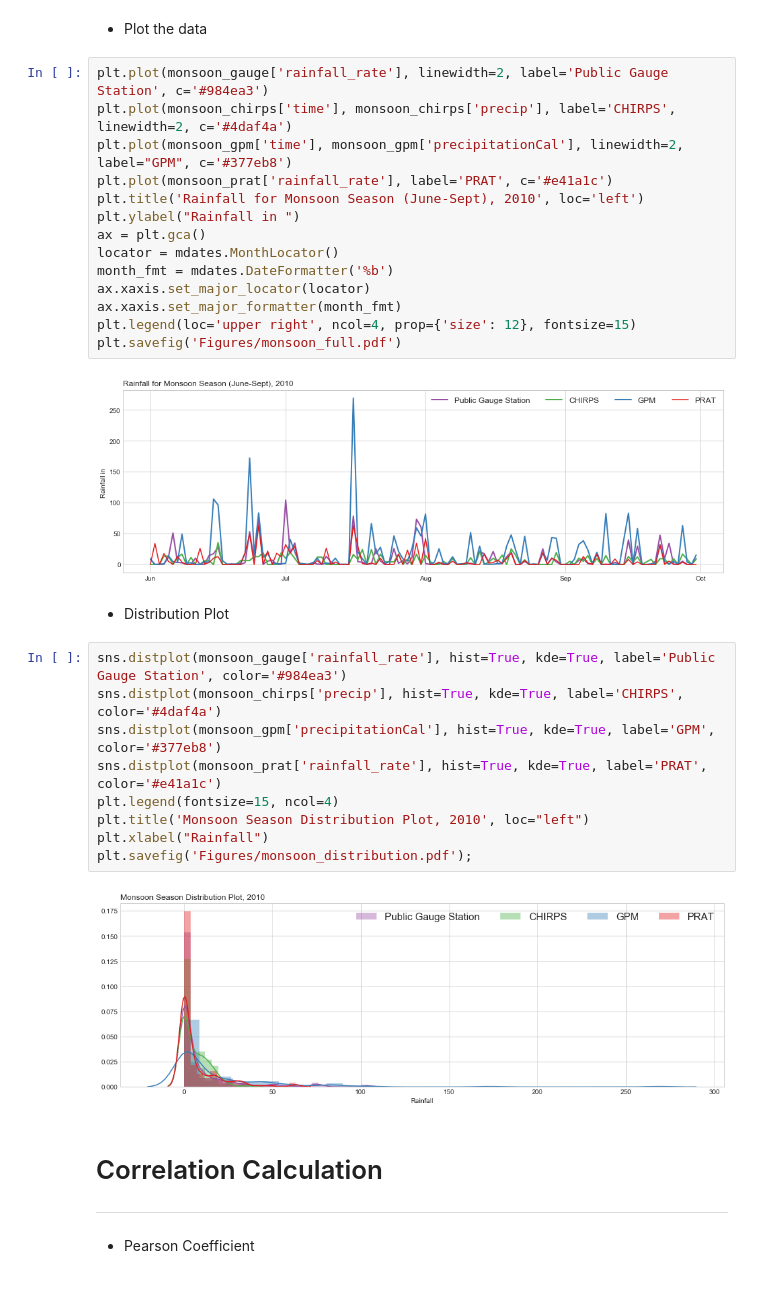
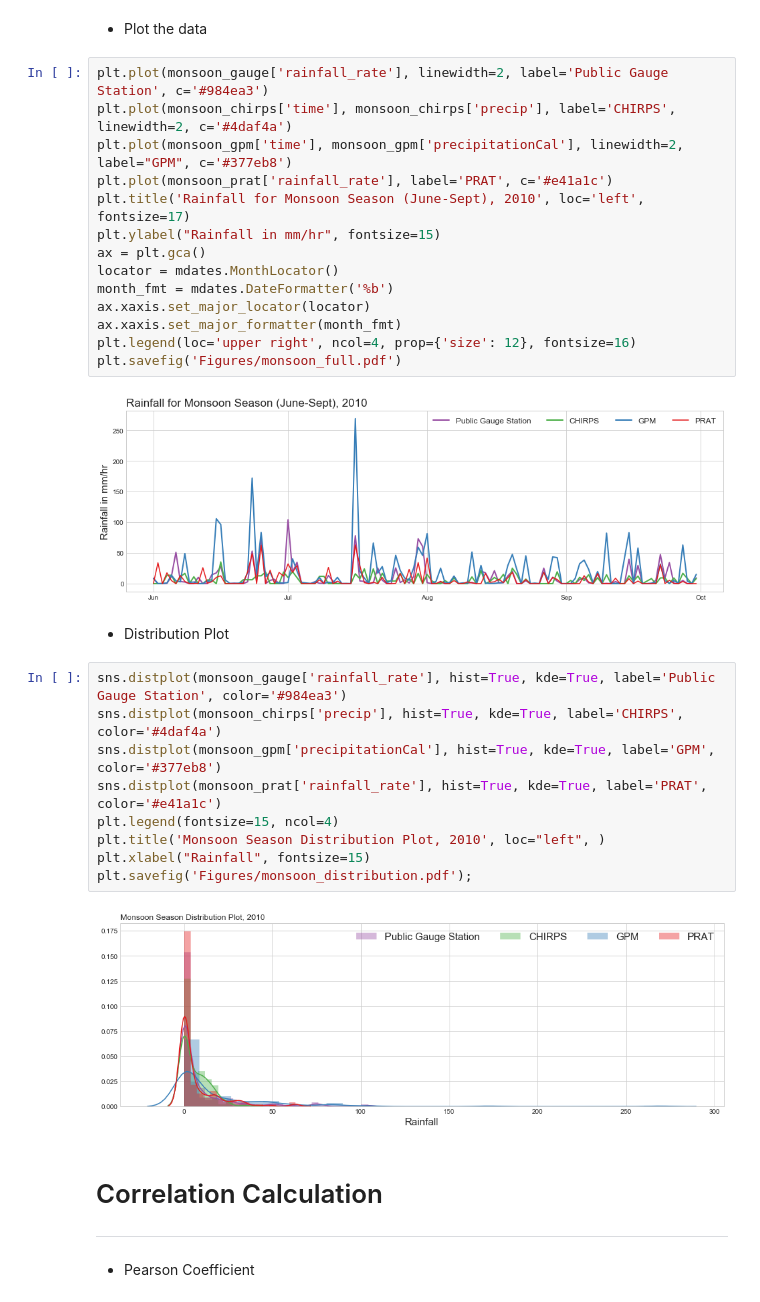
Before and after one commit to dsaharia/PRAT-Rainfall, a Jupyter notebook: imager-rainfall/01_Singapore_prat.ipynb, the cells around one changed output. Saved outputs shown, nothing was run; the diff lists cells and outputs as text.

Commit message:
increased label size

```diff
--- a/imager-rainfall/01_Singapore_prat.ipynb
+++ b/imager-rainfall/01_Singapore_prat.ipynb
@@ -157,19 +157,19 @@ monsoon_gpm = gpm_sampled.sel(time=slice('2010-06-01','2010-09-30'))
 # %%
 plt.plot(monsoon_gauge['rainfall_rate'], linewidth=2, label='Public Gauge Station', c='#984ea3')
 plt.plot(monsoon_chirps['time'], monsoon_chirps['precip'], label='CHIRPS', linewidth=2, c='#4daf4a')
 plt.plot(monsoon_gpm['time'], monsoon_gpm['precipitationCal'], linewidth=2, label="GPM", c='#377eb8')
 plt.plot(monsoon_prat['rainfall_rate'], label='PRAT', c='#e41a1c')
-plt.title('Rainfall for Monsoon Season (June-Sept), 2010', loc='left')
-plt.ylabel("Rainfall in ")
+plt.title('Rainfall for Monsoon Season (June-Sept), 2010', loc='left', fontsize=17)
+plt.ylabel("Rainfall in mm/hr", fontsize=15)
 ax = plt.gca()
 locator = mdates.MonthLocator()
 month_fmt = mdates.DateFormatter('%b')
 ax.xaxis.set_major_locator(locator)
 ax.xaxis.set_major_formatter(month_fmt)
-plt.legend(loc='upper right', ncol=4, prop={'size': 12}, fontsize=15)
+plt.legend(loc='upper right', ncol=4, prop={'size': 12}, fontsize=16)
 plt.savefig('Figures/monsoon_full.pdf')
 # %% [output]
-[figure, old version]
+[figure, new version]
 # %% [markdown]
 * Distribution Plot
 # %%
@@ -178,11 +178,11 @@ sns.distplot(monsoon_chirps['precip'], hist=True, kde=True, label='CHIRPS', colo
 sns.distplot(monsoon_gpm['precipitationCal'], hist=True, kde=True, label='GPM', color='#377eb8')
 sns.distplot(monsoon_prat['rainfall_rate'], hist=True, kde=True, label='PRAT', color='#e41a1c')
 plt.legend(fontsize=15, ncol=4)
-plt.title('Monsoon Season Distribution Plot, 2010', loc="left")
-plt.xlabel("Rainfall")
+plt.title('Monsoon Season Distribution Plot, 2010', loc="left", )
+plt.xlabel("Rainfall", fontsize=15)
 plt.savefig('Figures/monsoon_distribution.pdf');
 # %% [output]
-[figure, old version]
+[figure, new version]
 # %% [markdown]
 # Correlation Calculation
 ---
```
Also changed, not shown: parts of 2 cells of this notebook.
